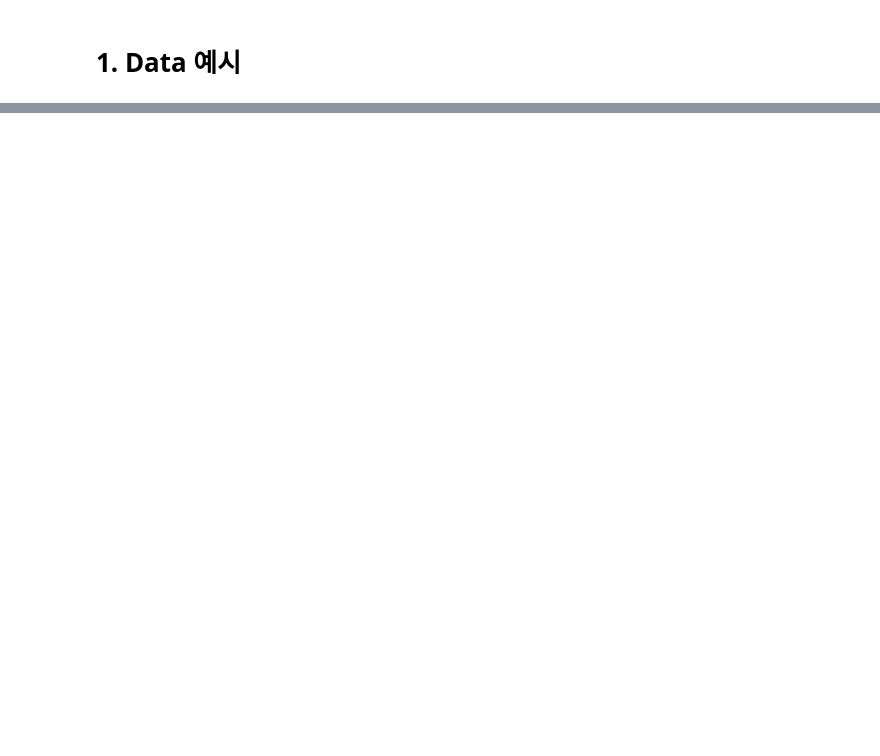
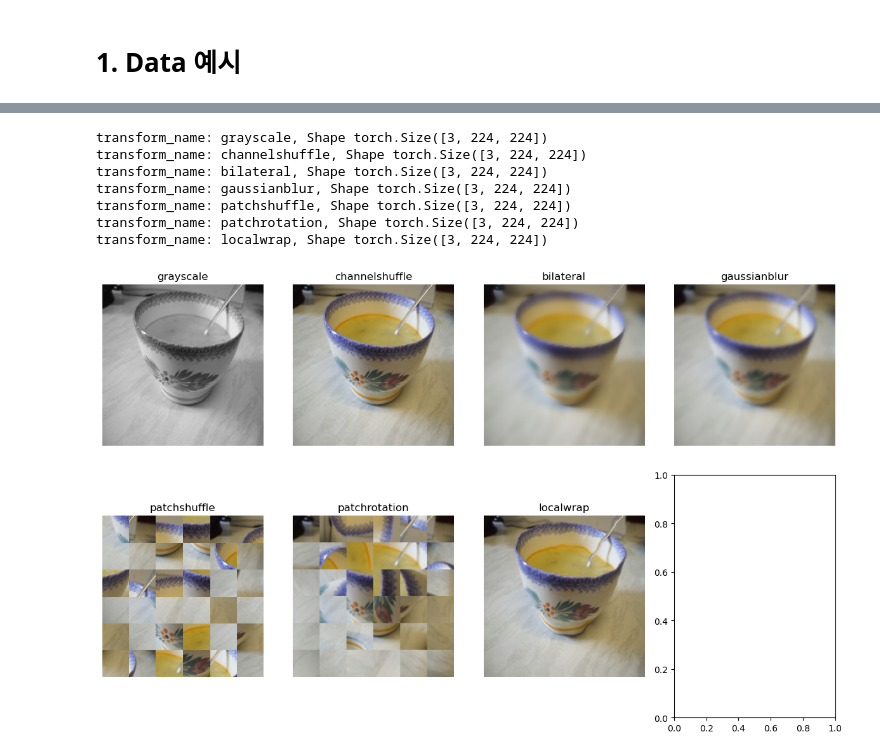
Before and after one commit to sdsdsdsdaf/Feature-Reliance, a Jupyter notebook: PoC_test.ipynb, the cells around one changed output, grey strips where cells are left out. Cells and saved outputs as stored; diff of their text form; code cells hidden in the pictures; blank space fills up the shorter version.

```diff
--- a/PoC_test.ipynb
+++ b/PoC_test.ipynb
@@ -118,2 +198,71 @@ Dataset({
 # %%
 # Visualize image
+
+import matplotlib.pyplot as plt
+import torch
+
+transform_names = [
+    "grayscale",
+    "channelshuffle",
+    "bilateral",
+    "gaussianblur",
+    "patchshuffle",
+    "patchrotation",
+    "localwarp"
+]
+
+imagenet_1k_val_no_transform = ImageNetValFlatDataset("Data", transform=None)
+image, label = imagenet_1k_val_no_transform[3]
+
+fig, axes = plt.subplots(2, 4, figsize=(12, 8))
+axes = axes.flatten()
+
+for ax, transform_name in zip(axes, transform_names):
+
+    resized_transform_name = "resizecrop_" + transform_name
+    t = get_transform(
+        train_augmentations=resized_transform_name,
+        p=1.0,
+        resize_size=224,
+        gray_alpha=1.0,
+        bilateral_d=11,
+        sigma_color=170,
+        sigma_space=75,
+        gaussian_k=11,
+        gaussian_sigma=2.0,
+        nlmeans_h=20,
+        template_window_size=11,
+        search_window_size=11,
+        grid_size=6,
+        alpha_localwarp = 20.0,
+        sigma_localwarp = 5.0,
+        split="train",
+
+        mean=mean,
+        std=std
+    )
+    img_t:torch.Tensor = t(image.copy())
+
+    print(f"transform_name: {transform_name}, Shape {img_t.size()}")
+
+    img_t = img_t.float().cpu()
+    img_t = img_t * std + mean
+    img_t = img_t.clamp(0, 1)
+    img_t = img_t.permute(1, 2, 0)
+
+    ax.imshow(img_t)
+    ax.set_title(transform_name)
+    ax.axis("off")
+    ax.set_aspect('equal')
+
+plt.tight_layout()
+plt.show()
+# %% [output]
+transform_name: grayscale, Shape torch.Size([3, 224, 224])
+transform_name: channelshuffle, Shape torch.Size([3, 224, 224])
+transform_name: bilateral, Shape torch.Size([3, 224, 224])
+transform_name: gaussianblur, Shape torch.Size([3, 224, 224])
+transform_name: patchshuffle, Shape torch.Size([3, 224, 224])
+transform_name: patchrotation, Shape torch.Size([3, 224, 224])
+transform_name: localwrap, Shape torch.Size([3, 224, 224])
+[figure, added]
```
Also changed, not shown: parts of 46 cells of this notebook, 4 other files.
